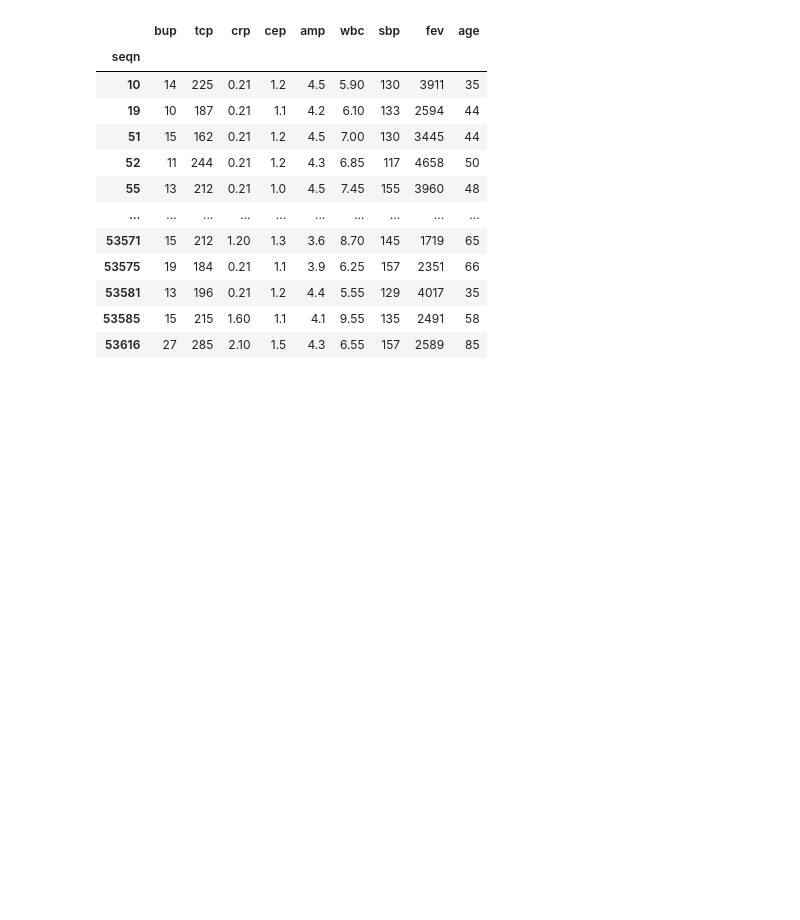
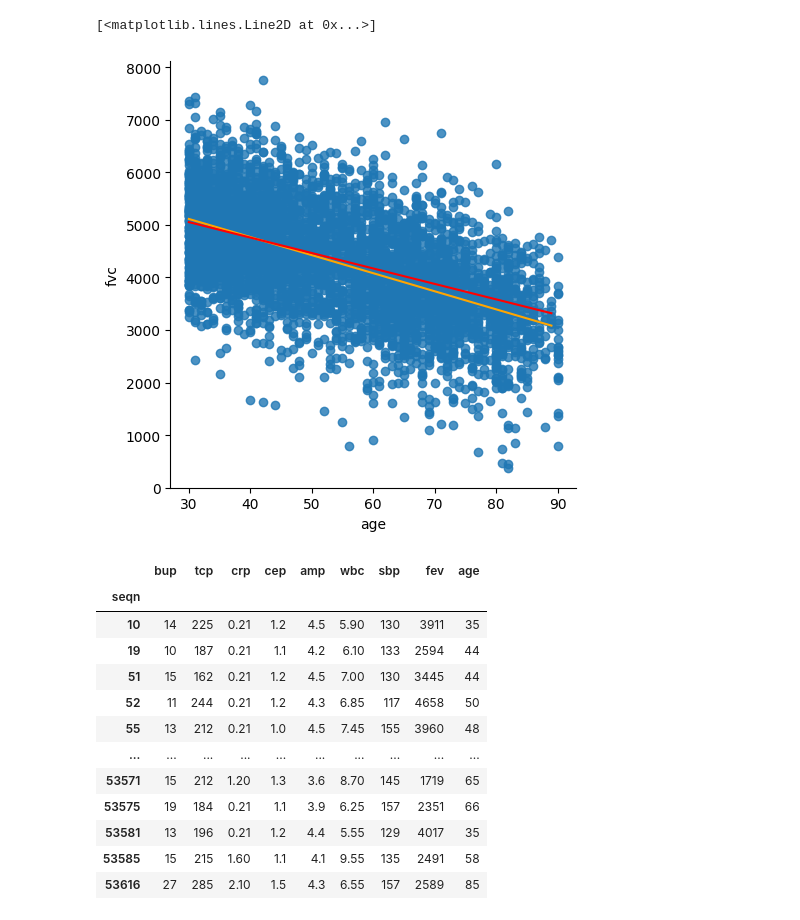
Before and after one commit to ComputationalAgingLab/ComputBioAge, a Jupyter notebook: test.ipynb, the cells around one changed output. Cells and saved outputs as stored; diff of their text form; code cells hidden in the pictures; blank space fills up the shorter version.

```diff
--- a/test.ipynb
+++ b/test.ipynb
@@ -56,6 +55,7 @@ feature_include = {
     'tcp':'Serum cholesterol (mg/dL)', # 255 rub helix
     'crp':'Serum C-reactive protein (mg/dL)', # 510 rub helix
     'cep':'Serum creatinine (mg/dL)', # 255 rub helix
+    'fvc':'fvc',
     #'appsi':'Serum alkaline phosphatase: SI (U/L)', # 620 rub invitro
     'amp':'Serum albumin (g/dL)', # 350 руб helix,
     #'ghp':'Glycated hemoglobin (%)', # 840 руб gemotest
@@ -80,3 +97,23 @@ dff.to_csv('data/nhanes_warner_female.csv')
+# %%
+from sklearn.linear_model import LinearRegression
+
+lm = LinearRegression()
+lm.fit(dfm[['age']], dfm['fvc'], )
+
+x = np.arange(30, 90, 1)[:, None]
+y_pred = lm.predict(x)
+
+
+lm2 = LinearRegression()
+lm2.fit(dfm[dfm['age'] < 40][['age']], dfm[dfm['age'] < 40]['fvc'], )
+y_pred2 = lm2.predict(x)
+
+sns.lmplot(data=dfm, x='age', y='fvc')
+plt.plot(x, y_pred, color='orange')
+plt.plot(x, y_pred2, color='red')
+# %% [output]
+[<matplotlib.lines.Line2D at 0x...>]
+[figure, added]
 # %%
 # poly = PolynomialFeatures(degree=2, include_bias=False)
 # dfm_poly = dfm.drop('age', axis=1)
```
Also changed, not shown: parts of 6 cells of this notebook, 2 other files.
